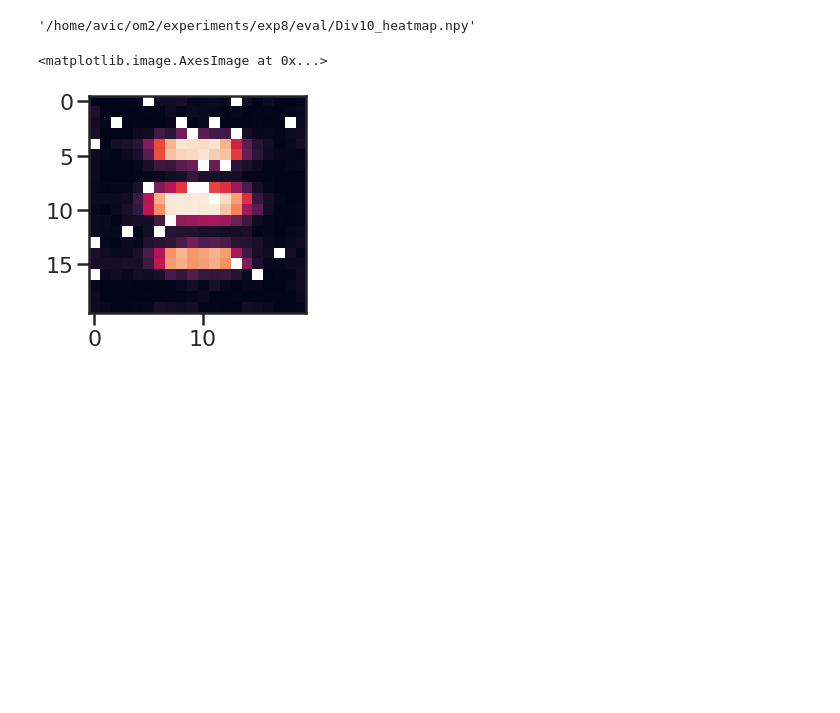
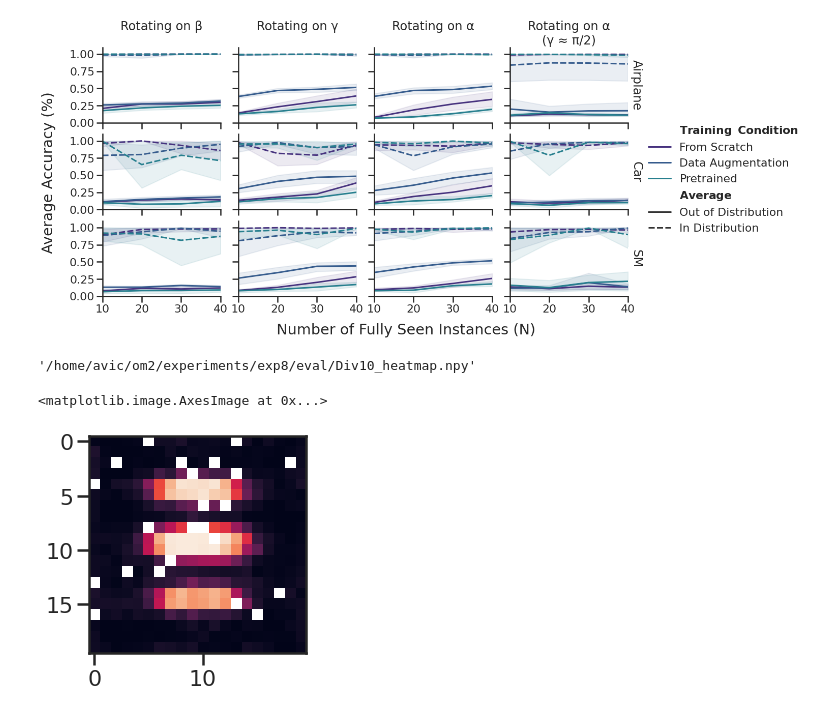
Before and after one commit to avicooper1/OOD_Orientation_Generalization, a Jupyter notebook: notebooks/average_and_pearson.ipynb, the cells around one changed output. Saved outputs shown, nothing was run; the diff lists cells and outputs as text; code cells hidden in the pictures; blank space fills up the shorter version.

```diff
--- a/notebooks/average_and_pearson.ipynb
+++ b/notebooks/average_and_pearson.ipynb
@@ -190,7 +192,7 @@ os.makedirs(FIGURE_PATH, exist_ok=True)
 4: Half
 5: Lamp
 '''
-fig_type = 4
+fig_type = 0
 if fig_type == 0:
     joined = joined[~joined.scale].reset_index()
     FILE_NAME = 'resnet_control'
@@ -234,40 +236,45 @@ else:
 
 if fig_type == 4:
     melted_joined = pd.melt(joined, id_vars=['job_id', 'data_div', 'num', 'axes_scheme', 'Architecture', 'training_category', 'unrestricted_axis', 'exp_iter', 'exp_type', 'Training Condition'], value_vars=["In Distribution", "Out of Distribution"])
 else:
     melted_joined = pd.melt(joined, id_vars=['job_id', 'data_div', 'num', 'axes_scheme', 'Architecture', 'training_category', 'unrestricted_axis', 'exp_iter', 'exp_type'], value_vars=["In Distribution", "Out of Distribution"])
 
 if fig_type == 5:
     ROW_ORDER = ['Lamp']
 else:
     ROW_ORDER = ['Airplane', 'Car', 'SM']
 
 # if fig_type == 1:
 #     FILE_NAME = 'scale'
 #     LEGEND_1_TITLE = 'Scale'
 #     joined['scale_index'] = [translate_scale_index(exp.scale_index) for _, exp in joined.iterrows()]
 #     HUE = 'scale_index'
 # ROW_ORDER = ['Airplane', 'Car', 'SM'] #["Airplane → SM", "SM → Airplane"]
 LEGEND_2_TITLE = 'Average'
 def get_title(title):
     spaces_added = '\hspace{0.5}'.join(title.split(' '))
     return fr"$\bf{spaces_added}$"
 sns.set_style("dark")
 sns.set_context("poster")
 sns.set_style("ticks")
+
+COL_ORDER = [Y, X, Z, HOLE]
+
 # sns.set_palette(np.array(sns.color_palette())[::-1])
-g = sns.FacetGrid(melted_joined, col="axes_scheme", row='training_category', xlim=(10,40), ylim=(0,1.1), margin_titles=True, gridspec_kws={"wspace":0.15, "hspace":0.15}, size=3, aspect=1.5, col_order=[Y, X, Z, HOLE, HOLE_CENTER], row_order=ROW_ORDER)
+g = sns.FacetGrid(melted_joined, col="axes_scheme", row='training_category', xlim=(10,40), ylim=(0,1.1), margin_titles=True, gridspec_kws={"wspace":0.15, "hspace":0.15}, size=3, aspect=1.5, col_order=COL_ORDER, row_order=ROW_ORDER)
 lps = g.map_dataframe(sns.lineplot, "data_div", "value", style='variable', style_order=['Out of Distribution', 'In Distribution'], hue=HUE, err_kws={"alpha": .1})
-plt.xticks(range(10,50,10))
-plt.yticks([0.25 * i for i in range(5)], [f' {25 * i}' for i in range(5)])
-[plt.setp(ax.texts, text="") for ax in g.axes.flat]
+
+[plt.setp(ax.texts, text='') for ax in g.axes.flat]
+plt.setp(g.axes.flat, xlabel='', ylabel='', xticks=range(10,50,10), yticks=[0.25 * i for i in range(5)])
 g.set_titles(row_template = '{row_name}', col_template = '{col_name}')
-[g.axes[len(joined[HUE].unique()) - 0,x].set_xlabel('' if x != 2 else "Number of Fully Seen Instances (N)") for x in range(5)]
-[g.axes[y,0].set_ylabel('' if y != len(ROW_ORDER) // 2 else "Average Accuracy (%)") for y in range(len(ROW_ORDER))]
+g.fig.supxlabel("Number of Fully Seen Instances (N)", y=0.0)
+g.fig.supylabel("Average Accuracy (%)", x=0.05)
 g.add_legend()
 g._legend.texts[0].set_text(get_title(LEGEND_1_TITLE))
 g._legend.texts[len(joined[HUE].unique()) + 1].set_text(get_title(LEGEND_2_TITLE))
-plt.savefig(os.path.join(FIGURE_PATH, f'{FILE_NAME}.png'), dpi=200, bbox_inches='tight')
+# plt.savefig(os.path.join(FIGURE_PATH, f'{FILE_NAME}.png'), dpi=200, bbox_inches='tight')
+# %% [output]
+[figure, added]
 # %%
 d = pd.read_csv('../exps1.csv')
 # %%
```
Also changed, not shown: parts of 2 cells of this notebook, 12 other files.
